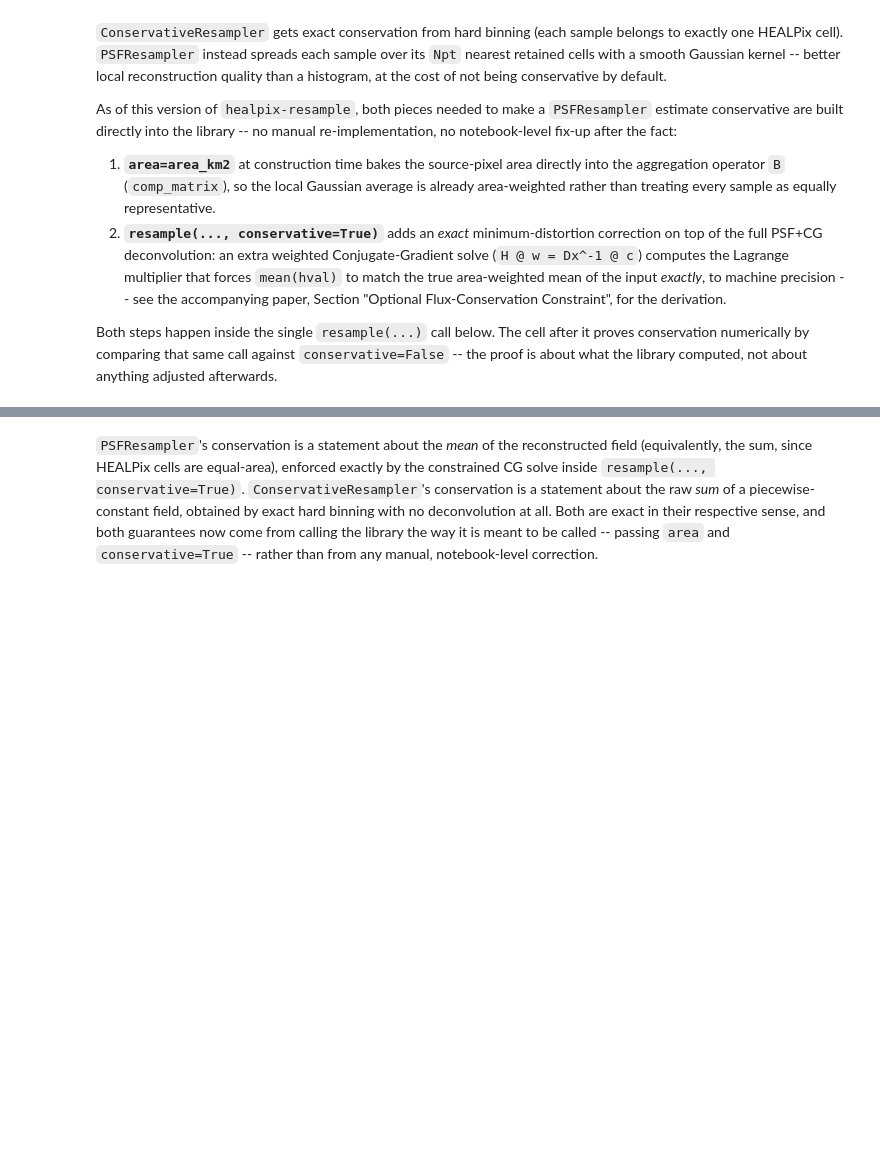
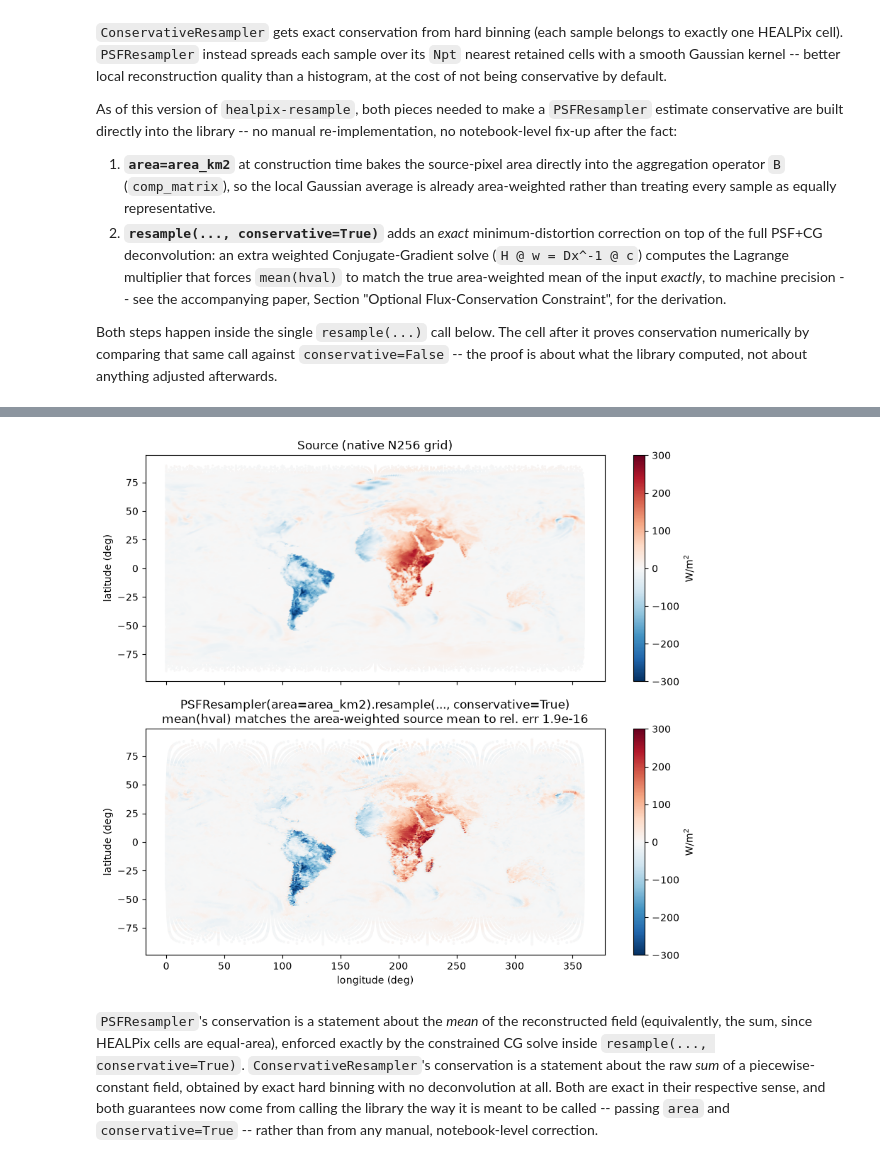
Before and after one commit to GRID4EARTH/healpix-resample, a Jupyter notebook: notebooks/conservative_flux_ERA5.ipynb, the cells around one changed output, grey strips where cells are left out. Cells and saved outputs as stored; diff of their text form; code cells hidden in the pictures; blank space fills up the shorter version.

```diff
--- a/notebooks/conservative_flux_ERA5.ipynb
+++ b/notebooks/conservative_flux_ERA5.ipynb
@@ -401,8 +459,8 @@ print(f"Npt (neighbours/sample)  = {psf_op.Npt}")
 target_mean = float((flux[0] * area_km2).sum() / area_km2.sum())
 
 # Two calls to the *same* library method, differing only by the `conservative` flag.
-res_plain = psf_op.resample(flux[0], lam=1e-3, max_iter=200, tol=1e-8, conservative=False)
-res_cons  = psf_op.resample(flux[0], lam=1e-3, max_iter=200, tol=1e-8, conservative=True)
+res_plain = psf_op.resample(flux[0], lam=1e-3, max_iter=200, tol=1e-16, conservative=False)
+res_cons  = psf_op.resample(flux[0], lam=1e-3, max_iter=200, tol=1e-16, conservative=True)
 
 def _to_numpy(x):
     return x.cpu().numpy() if hasattr(x, "cpu") else np.asarray(x)
@@ -429,24 +505,26 @@ print(
 # %%
 cell_ids_np = res_cons.cell_ids if isinstance(res_cons.cell_ids, np.ndarray) else res_cons.cell_ids.cpu().numpy()
 lon_c, lat_c = healpix_geo.nested.healpix_to_lonlat(cell_ids_np.astype(np.uint64), level, ellipsoid="WGS84")
 
 fig, axes = plt.subplots(2, 1, figsize=(9, 8), sharex=True, sharey=True)
 
-sc0 = axes[0].scatter(lon, lat, c=flux[0], s=1.2, cmap="RdBu_r", vmin=-300, vmax=300)
+sc0 = axes[0].scatter((lon+180)%360, lat, c=flux[0], s=1.2, cmap="RdBu_r", vmin=-300, vmax=300)
 axes[0].set_title("Source (native N256 grid)")
 fig.colorbar(sc0, ax=axes[0], label="W/m$^2$")
 
-sc1 = axes[1].scatter(lon_c, lat_c, c=hval_cons, s=3, cmap="RdBu_r", vmin=-300, vmax=300)
+sc1 = axes[1].scatter((lon_c+180)%360, lat_c, c=hval_cons, s=3, cmap="RdBu_r", vmin=-300, vmax=300)
 axes[1].set_title(
     f"PSFResampler(area=area_km2).resample(..., conservative=True)\n"
     f"mean(hval) matches the area-weighted source mean to rel. err {err_cons:.1e}"
 )
 fig.colorbar(sc1, ax=axes[1], label="W/m$^2$")
 
 for ax in axes:
     ax.set_ylabel("latitude (deg)")
 axes[1].set_xlabel("longitude (deg)")
 fig.tight_layout()
+# %% [output]
+[figure, added]
 # %% [markdown]
 `PSFResampler`'s conservation is a statement about the *mean* of the reconstructed field
 (equivalently, the sum, since HEALPix cells are equal-area), enforced exactly by the
```
Also changed, not shown: parts of 14 cells of this notebook, 1 other file.
